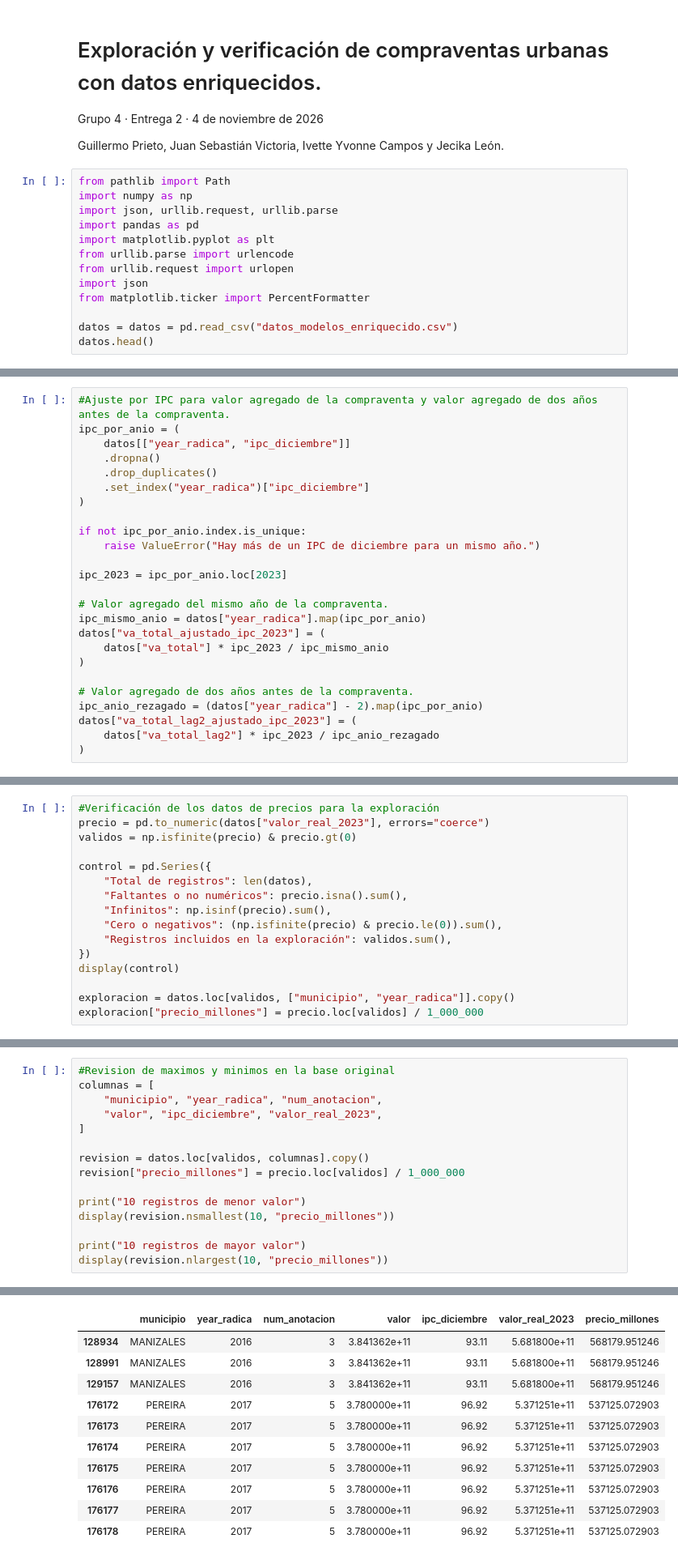
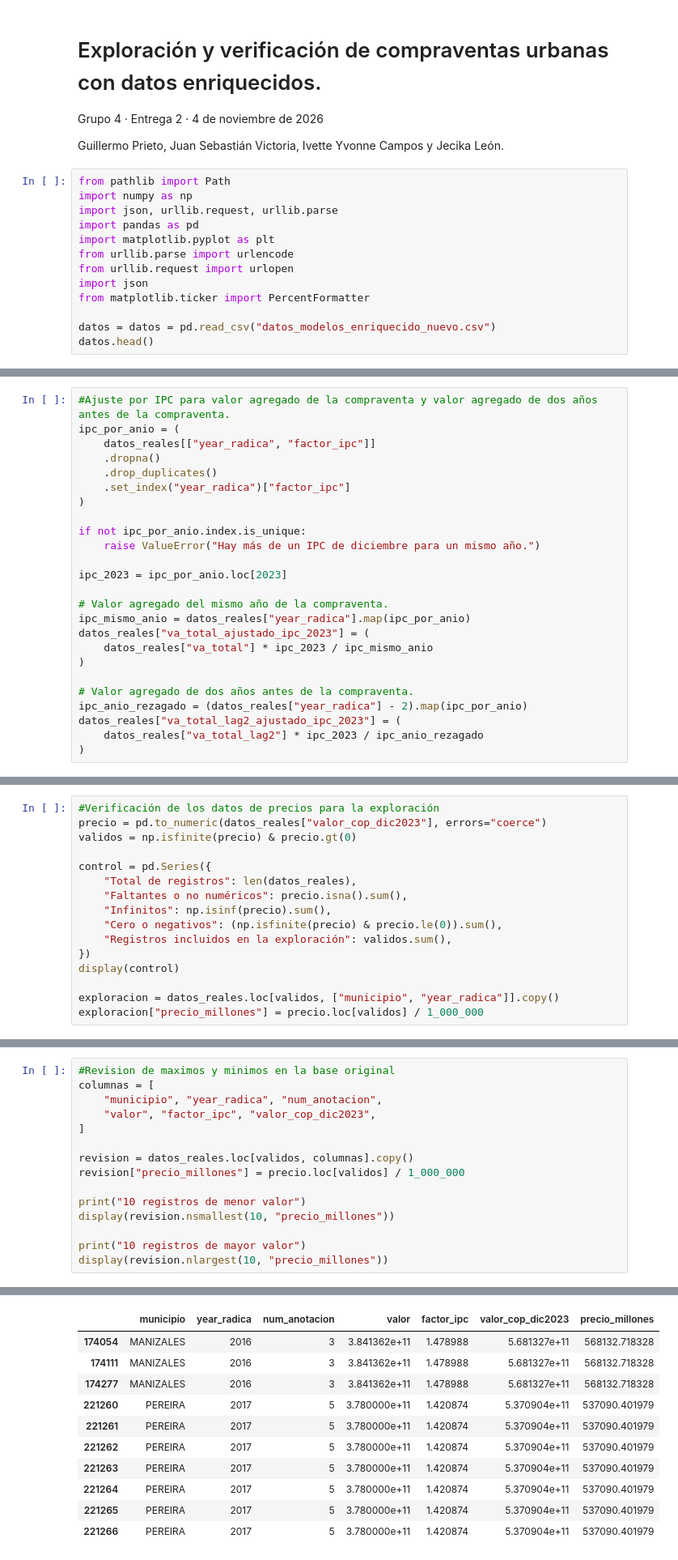
Before and after one commit to GuillermoPrietoP/proyecto-inmobiliario-dsa, a Jupyter notebook: Entrega_2/Exploracion/Exploracion_datos_enriquecidos.ipynb, the cells around one changed output, grey strips where cells are left out. Shown at 81% size. Saved outputs shown, nothing was run; the diff lists cells and outputs as text.

```diff
--- a/Entrega_2/Exploracion/Exploracion_datos_enriquecidos.ipynb
+++ b/Entrega_2/Exploracion/Exploracion_datos_enriquecidos.ipynb
@@ -15,6 +15,6 @@ from urllib.request import urlopen
 import json
 from matplotlib.ticker import PercentFormatter
 
-datos = datos = pd.read_csv("datos_modelos_enriquecido.csv")
+datos = datos = pd.read_csv("datos_modelos_enriquecido_nuevo.csv")
 datos.head()
 # %% [output]
@@ -41,10 +152,10 @@ datos.describe()
 # %%
 #Ajuste por IPC para valor agregado de la compraventa y valor agregado de dos años antes de la compraventa.
 ipc_por_anio = (
-    datos[["year_radica", "ipc_diciembre"]]
+    datos_reales[["year_radica", "factor_ipc"]]
     .dropna()
     .drop_duplicates()
-    .set_index("year_radica")["ipc_diciembre"]
+    .set_index("year_radica")["factor_ipc"]
 )
 
 if not ipc_por_anio.index.is_unique:
@@ -53,15 +164,15 @@ if not ipc_por_anio.index.is_unique:
 ipc_2023 = ipc_por_anio.loc[2023]
 
 # Valor agregado del mismo año de la compraventa.
-ipc_mismo_anio = datos["year_radica"].map(ipc_por_anio)
-datos["va_total_ajustado_ipc_2023"] = (
-    datos["va_total"] * ipc_2023 / ipc_mismo_anio
+ipc_mismo_anio = datos_reales["year_radica"].map(ipc_por_anio)
+datos_reales["va_total_ajustado_ipc_2023"] = (
+    datos_reales["va_total"] * ipc_2023 / ipc_mismo_anio
 )
 
 # Valor agregado de dos años antes de la compraventa.
-ipc_anio_rezagado = (datos["year_radica"] - 2).map(ipc_por_anio)
-datos["va_total_lag2_ajustado_ipc_2023"] = (
-    datos["va_total_lag2"] * ipc_2023 / ipc_anio_rezagado
+ipc_anio_rezagado = (datos_reales["year_radica"] - 2).map(ipc_por_anio)
+datos_reales["va_total_lag2_ajustado_ipc_2023"] = (
+    datos_reales["va_total_lag2"] * ipc_2023 / ipc_anio_rezagado
 )
 # %%
 columnas_ipc = [
@@ -85,11 +196,11 @@ va_total_lag2_ajustado_ipc_2023    213174
 dtype: int64
 # %%
 #Verificación de los datos de precios para la exploración
-precio = pd.to_numeric(datos["valor_real_2023"], errors="coerce")
+precio = pd.to_numeric(datos_reales["valor_cop_dic2023"], errors="coerce")
 validos = np.isfinite(precio) & precio.gt(0)
 
 control = pd.Series({
-    "Total de registros": len(datos),
+    "Total de registros": len(datos_reales),
     "Faltantes o no numéricos": precio.isna().sum(),
     "Infinitos": np.isinf(precio).sum(),
     "Cero o negativos": (np.isfinite(precio) & precio.le(0)).sum(),
@@ -97,6 +208,6 @@ control = pd.Series({
 })
 display(control)
 
-exploracion = datos.loc[validos, ["municipio", "year_radica"]].copy()
+exploracion = datos_reales.loc[validos, ["municipio", "year_radica"]].copy()
 exploracion["precio_millones"] = precio.loc[validos] / 1_000_000
 # %% [output]
@@ -154,10 +265,10 @@ display(resumen.sort_values("mediana", ascending=False).round(2))
 #Revision de maximos y minimos en la base original
 columnas = [
     "municipio", "year_radica", "num_anotacion",
-    "valor", "ipc_diciembre", "valor_real_2023",
+    "valor", "factor_ipc", "valor_cop_dic2023",
 ]
 
-revision = datos.loc[validos, columnas].copy()
+revision = datos_reales.loc[validos, columnas].copy()
 revision["precio_millones"] = precio.loc[validos] / 1_000_000
 
 print("10 registros de menor valor")
@@ -181,15 +292,15 @@ display(revision.nlargest(10, "precio_millones"))
 10 registros de mayor valor
-|  | municipio | year_radica | num_anotacion | valor | ipc_diciembre | valor_real_2023 | precio_millones |
-| 128934 | MANIZALES | 2016 | 3 | 3.841362e+11 | 93.11 | 5.681800e+11 | 568179.951246 |
-| 128991 | MANIZALES | 2016 | 3 | 3.841362e+11 | 93.11 | 5.681800e+11 | 568179.951246 |
-| 129157 | MANIZALES | 2016 | 3 | 3.841362e+11 | 93.11 | 5.681800e+11 | 568179.951246 |
-| 176172 | PEREIRA | 2017 | 5 | 3.780000e+11 | 96.92 | 5.371251e+11 | 537125.072903 |
-| 176173 | PEREIRA | 2017 | 5 | 3.780000e+11 | 96.92 | 5.371251e+11 | 537125.072903 |
-| 176174 | PEREIRA | 2017 | 5 | 3.780000e+11 | 96.92 | 5.371251e+11 | 537125.072903 |
-| 176175 | PEREIRA | 2017 | 5 | 3.780000e+11 | 96.92 | 5.371251e+11 | 537125.072903 |
-| 176176 | PEREIRA | 2017 | 5 | 3.780000e+11 | 96.92 | 5.371251e+11 | 537125.072903 |
-| 176177 | PEREIRA | 2017 | 5 | 3.780000e+11 | 96.92 | 5.371251e+11 | 537125.072903 |
-| 176178 | PEREIRA | 2017 | 5 | 3.780000e+11 | 96.92 | 5.371251e+11 | 537125.072903 |
+|  | municipio | year_radica | num_anotacion | valor | factor_ipc | valor_cop_dic2023 | precio_millones |
+| 174054 | MANIZALES | 2016 | 3 | 3.841362e+11 | 1.478988 | 5.681327e+11 | 568132.718328 |
+| 174111 | MANIZALES | 2016 | 3 | 3.841362e+11 | 1.478988 | 5.681327e+11 | 568132.718328 |
+| 174277 | MANIZALES | 2016 | 3 | 3.841362e+11 | 1.478988 | 5.681327e+11 | 568132.718328 |
+| 221260 | PEREIRA | 2017 | 5 | 3.780000e+11 | 1.420874 | 5.370904e+11 | 537090.401979 |
+| 221261 | PEREIRA | 2017 | 5 | 3.780000e+11 | 1.420874 | 5.370904e+11 | 537090.401979 |
+| 221262 | PEREIRA | 2017 | 5 | 3.780000e+11 | 1.420874 | 5.370904e+11 | 537090.401979 |
+| 221263 | PEREIRA | 2017 | 5 | 3.780000e+11 | 1.420874 | 5.370904e+11 | 537090.401979 |
+| 221264 | PEREIRA | 2017 | 5 | 3.780000e+11 | 1.420874 | 5.370904e+11 | 537090.401979 |
+| 221265 | PEREIRA | 2017 | 5 | 3.780000e+11 | 1.420874 | 5.370904e+11 | 537090.401979 |
+| 221266 | PEREIRA | 2017 | 5 | 3.780000e+11 | 1.420874 | 5.370904e+11 | 537090.401979 |
 # %%
 precio = revision["precio_millones"]
 por_municipio = revision.groupby("municipio")["precio_millones"]
```
Also changed, not shown: parts of 16 cells of this notebook, 11 other files.
